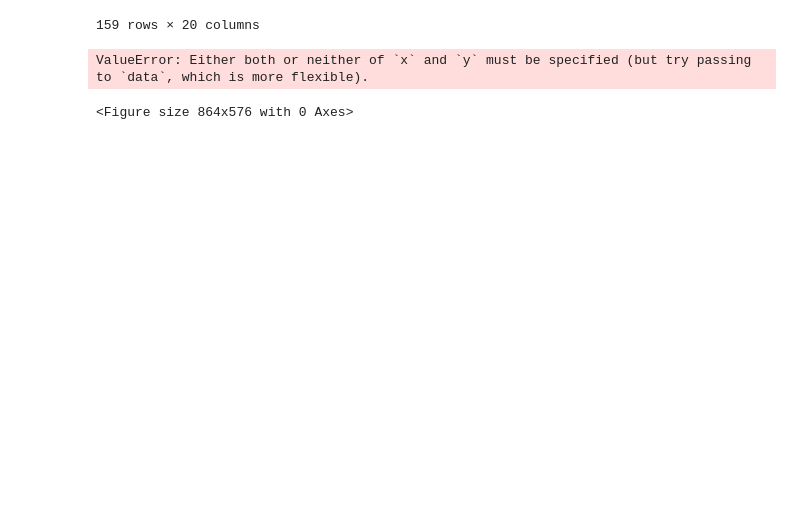
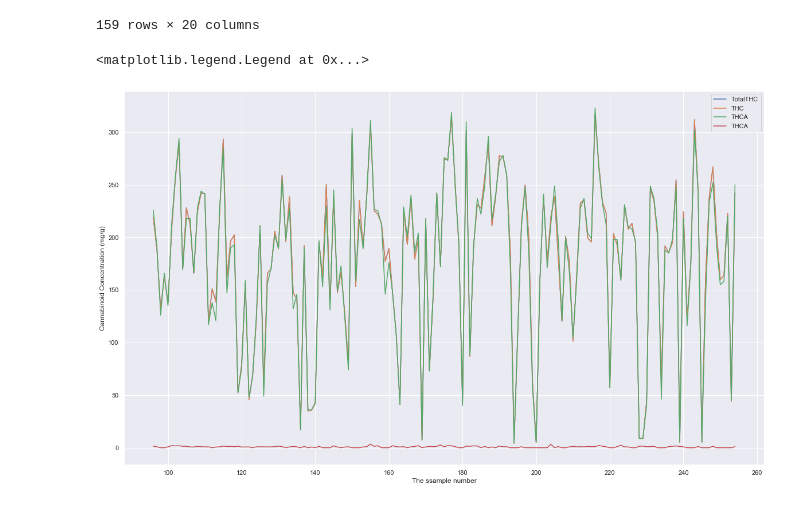
Before and after one commit to kavehamini/Cannabis_Project, a Jupyter notebook: Cannabis_Project.ipynb, the cells around one changed output. Saved outputs shown, nothing was run; the diff lists cells and outputs as text; code cells hidden in the pictures; blank space fills up the shorter version.

```diff
--- a/Cannabis_Project.ipynb
+++ b/Cannabis_Project.ipynb
@@ -307,10 +307,13 @@ cleandf
 | 253 | Harletsu X Black Dog | 9.68 | 44.18 | 44.18 | 45.0 | 0.00 | 1.77 | 11.00 | 0.81 | 1.31 | ... |
 | 254 | Acapulco Gold | 8.60 | 242.39 | 242.39 | 250.0 | 1.06 | 0.00 | 2.71 | 0.00 | 3.47 | ... |
 159 rows × 20 columns
-# %%
-#
-plt.figure(figsize = (12, 8))
-sns.lineplot(x='TotalTHC', data=cleandf)
-# %% [output]
-ValueError: Either both or neither of `x` and `y` must be specified (but try passing to `data`, which is more flexible).
-<Figure size 864x576 with 0 Axes>
+# %%
+#
+plt.figure(figsize = (20, 12))
+plt.plot(cleandf[['TotalTHC','THC','THCA', 'CBG']])
+plt.xlabel("The ssample number")
+plt.ylabel("Cannabinoid Concentration (mg/g)")
+plt.legend(('TotalTHC', 'THC', 'THCA', 'THCA', 'CBG'))
+# %% [output]
+<matplotlib.legend.Legend at 0x...>
+[figure, added]
```
Also changed, not shown: parts of 2 cells of this notebook.
